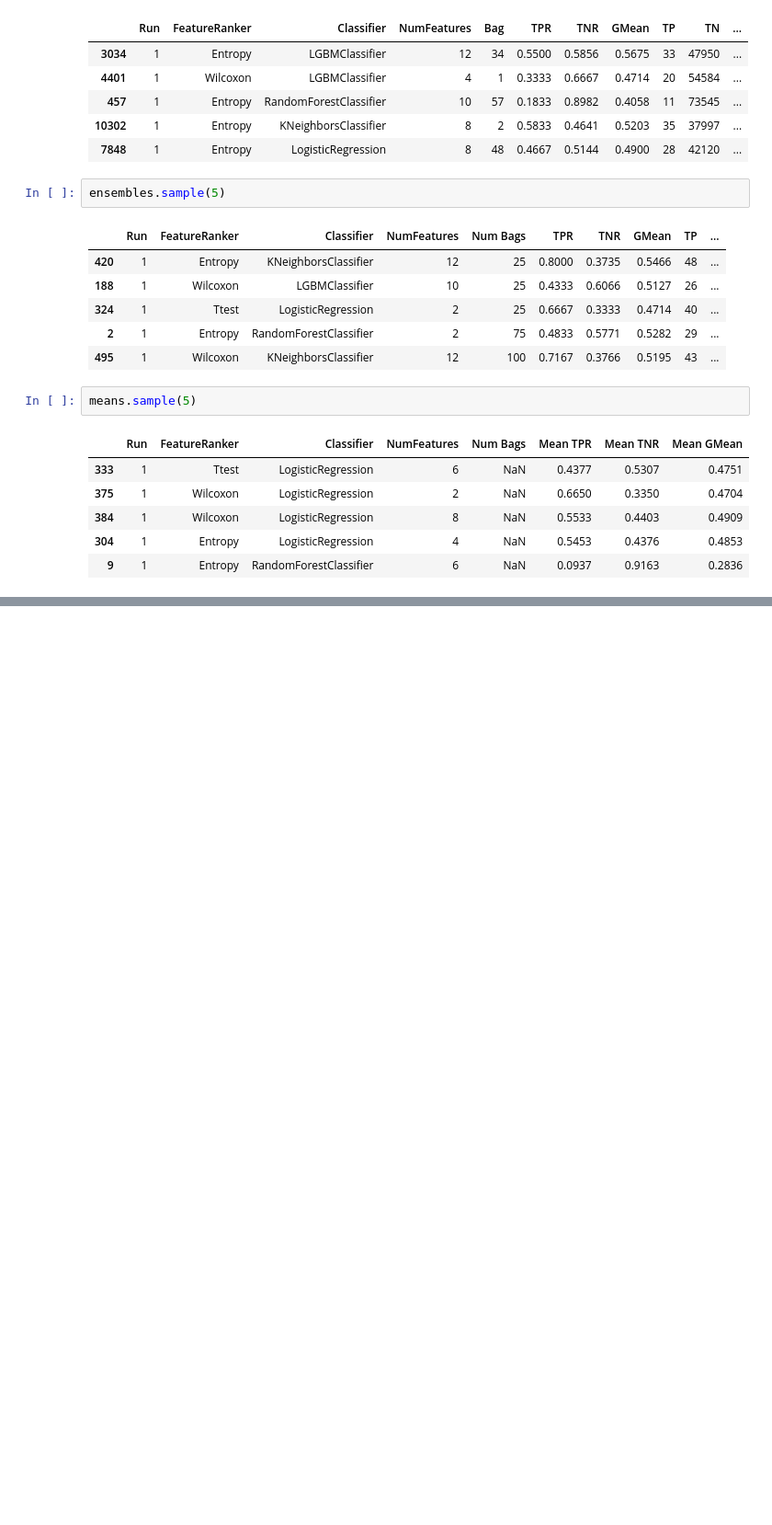
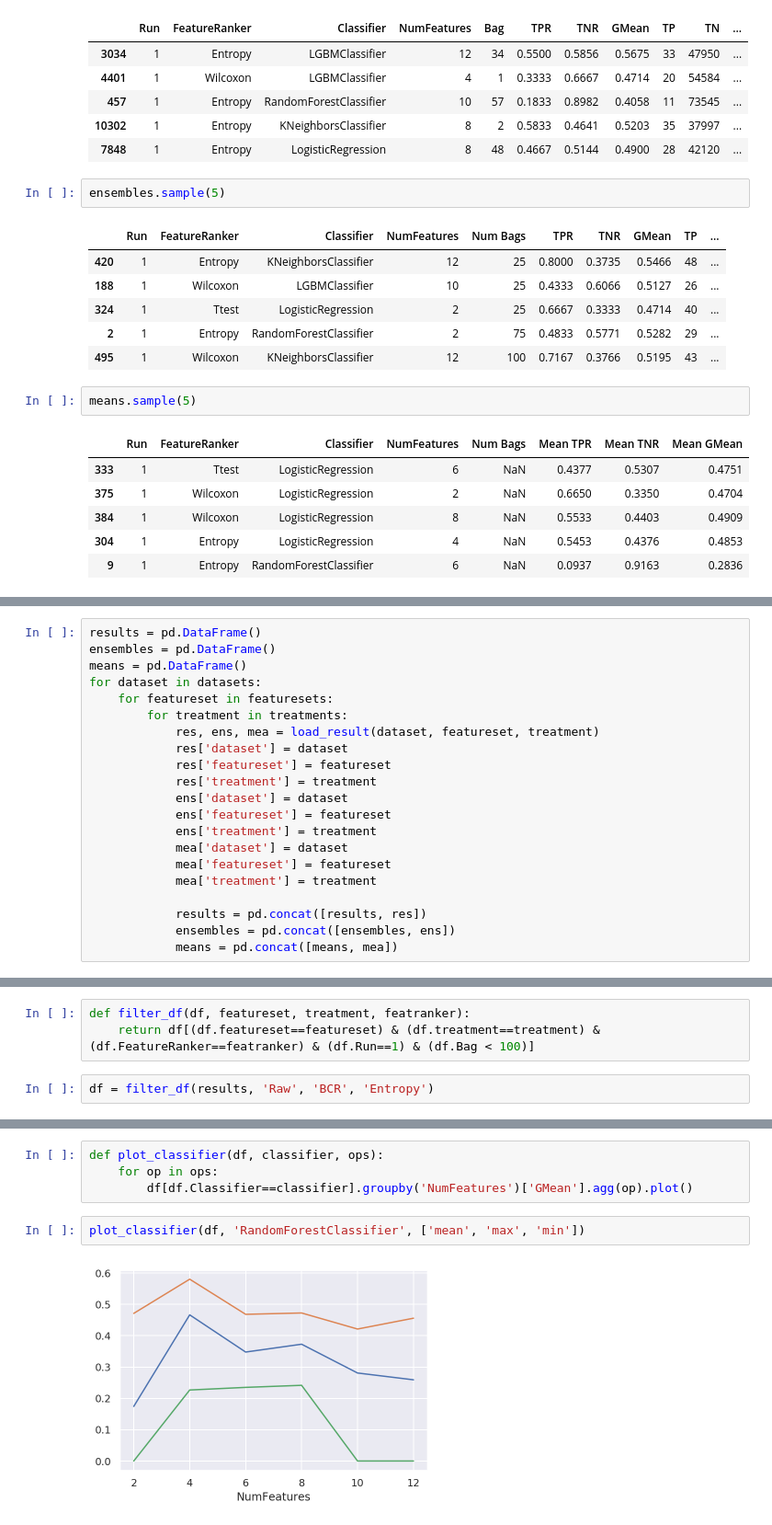
Before and after one commit to Robert-Aduviri/genomic-causality-prediction, a Jupyter notebook: SVMExperiments/09 - Results.ipynb, the cells around one changed output, grey strips where cells are left out. Shown at 92% size. Saved outputs shown, nothing was run; the diff lists cells and outputs as text; blank space fills up the shorter version.

Commit message:
Update runs and plot objects

```diff
--- a/SVMExperiments/09 - Results.ipynb
+++ b/SVMExperiments/09 - Results.ipynb
@@ -253,0 +407,21 @@ means.sample(5)
+# %%
+results = pd.DataFrame()
+ensembles = pd.DataFrame()
+means = pd.DataFrame()
+for dataset in datasets:
+    for featureset in featuresets:
+        for treatment in treatments:
+            res, ens, mea = load_result(dataset, featureset, treatment)
+            res['dataset'] = dataset
+            res['featureset'] = featureset
+            res['treatment'] = treatment
+            ens['dataset'] = dataset
+            ens['featureset'] = featureset
+            ens['treatment'] = treatment
+            mea['dataset'] = dataset
+            mea['featureset'] = featureset
+            mea['treatment'] = treatment
+
+            results = pd.concat([results, res])
+            ensembles = pd.concat([ensembles, ens])
+            means = pd.concat([means, mea])
@@ -253,0 +437,5 @@ means.sample(5)
+# %%
+def filter_df(df, featureset, treatment, featranker):
+    return df[(df.featureset==featureset) & (df.treatment==treatment) & (df.FeatureRanker==featranker) & (df.Run==1) & (df.Bag < 100)]
+# %%
+df = filter_df(results, 'Raw', 'BCR', 'Entropy')
@@ -253,0 +451,8 @@ means.sample(5)
+# %%
+def plot_classifier(df, classifier, ops):
+    for op in ops:
+        df[df.Classifier==classifier].groupby('NumFeatures')['GMean'].agg(op).plot()
+# %%
+plot_classifier(df, 'RandomForestClassifier', ['mean', 'max', 'min'])
+# %% [output]
+[figure, added]
```
Also changed, not shown: parts of 41 cells of this notebook, 2 other files.
